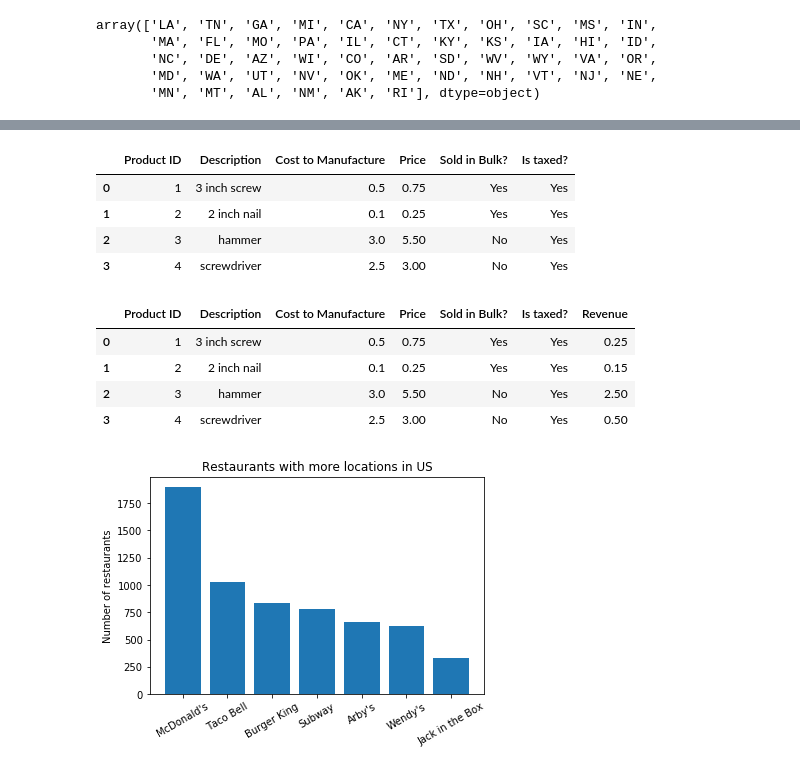
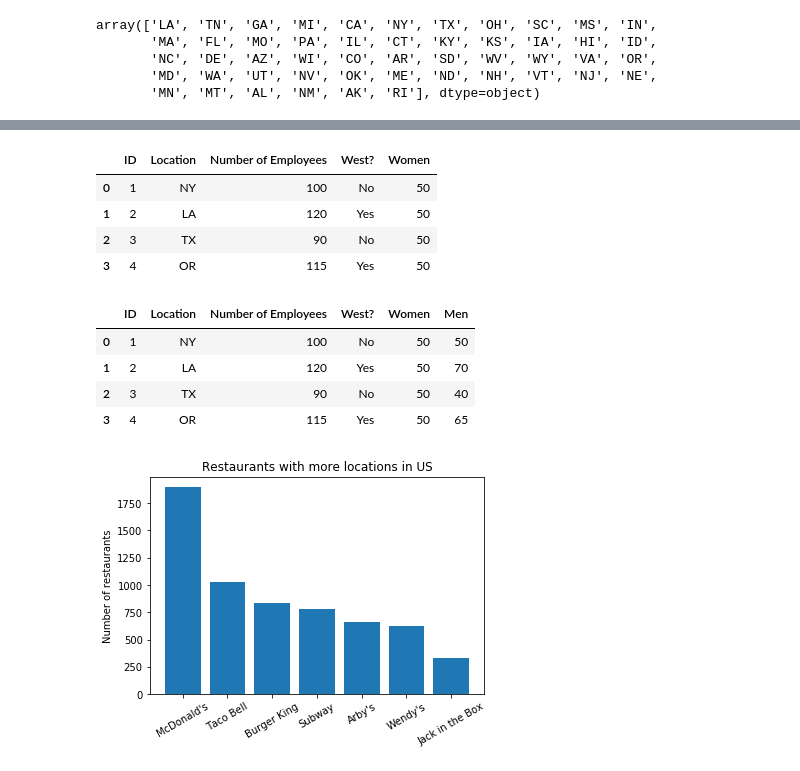
Before and after one commit to ricardopretelt/data-analysis-in-python, a Jupyter notebook: Summary of Python libraries.ipynb, the cells around one changed output, grey strips where cells are left out. Drawn from its saved outputs; the diff is of its cells as text; code cells hidden in the pictures.

```diff
--- a/Summary of Python libraries.ipynb
+++ b/Summary of Python libraries.ipynb
@@ -397,13 +397,12 @@ df_4
 # %%
 # To create a dataframe using lists
 df_5 = pd.DataFrame([
-  [1, 'San Diego', 100],
-  [2, 'Los Angeles', 120],
-  # Fill in rows 3 and 4
-  [3, 'San Francisco', 90],
-  [4, 'Sacramento', 115],
+  [1, 'NY', 100],
+  [2, 'LA', 120],
+  [3, 'TX', 90],
+  [4, 'OR', 115],
 ],
-  columns=['Store ID', 'Location', 'Number of Employees'
+  columns=['ID', 'Location', 'Number of Employees'
   ])
 df_5
 # %% [output]
@@ -601,0 +514,4 @@ df
+# %%
+# Add a column to an existing dataframe
+df_5['West?']=['No','Yes','No','Yes']
+df_5
@@ -602,23 +524,23 @@ df
 # %%
 # Add a column with the same value for every row
-df['Is taxed?'] = "Yes"
-df
+df_5['Women'] = 50
+df_5
 # %% [output]
-|  | Product ID | Description | Cost to Manufacture | Price | Sold in Bulk? | Is taxed? |
-| 0 | 1 | 3 inch screw | 0.5 | 0.75 | Yes | Yes |
-| 1 | 2 | 2 inch nail | 0.1 | 0.25 | Yes | Yes |
-| 2 | 3 | hammer | 3.0 | 5.50 | No | Yes |
-| 3 | 4 | screwdriver | 2.5 | 3.00 | No | Yes |
+|  | ID | Location | Number of Employees | West? | Women |
+| 0 | 1 | NY | 100 | No | 50 |
+| 1 | 2 | LA | 120 | Yes | 50 |
+| 2 | 3 | TX | 90 | No | 50 |
+| 3 | 4 | OR | 115 | Yes | 50 |
 # %%
 # Add a column with a function using the other columns
-df['Revenue'] = df['Price'] - df['Cost to Manufacture']
-df
+df_5['Men'] = df_5['Number of Employees'] - df_5['Women']
+df_5
 # %% [output]
-|  | Product ID | Description | Cost to Manufacture | Price | Sold in Bulk? | Is taxed? | Revenue |
-| 0 | 1 | 3 inch screw | 0.5 | 0.75 | Yes | Yes | 0.25 |
-| 1 | 2 | 2 inch nail | 0.1 | 0.25 | Yes | Yes | 0.15 |
-| 2 | 3 | hammer | 3.0 | 5.50 | No | Yes | 2.50 |
-| 3 | 4 | screwdriver | 2.5 | 3.00 | No | Yes | 0.50 |
+|  | ID | Location | Number of Employees | West? | Women | Men |
+| 0 | 1 | NY | 100 | No | 50 | 50 |
+| 1 | 2 | LA | 120 | Yes | 50 | 70 |
+| 2 | 3 | TX | 90 | No | 50 | 40 |
+| 3 | 4 | OR | 115 | Yes | 50 | 65 |
 # %%
 #To graph from dataframe
 Top_Restaurants=The_top.name
```
Also changed, not shown: parts of 23 cells of this notebook.
